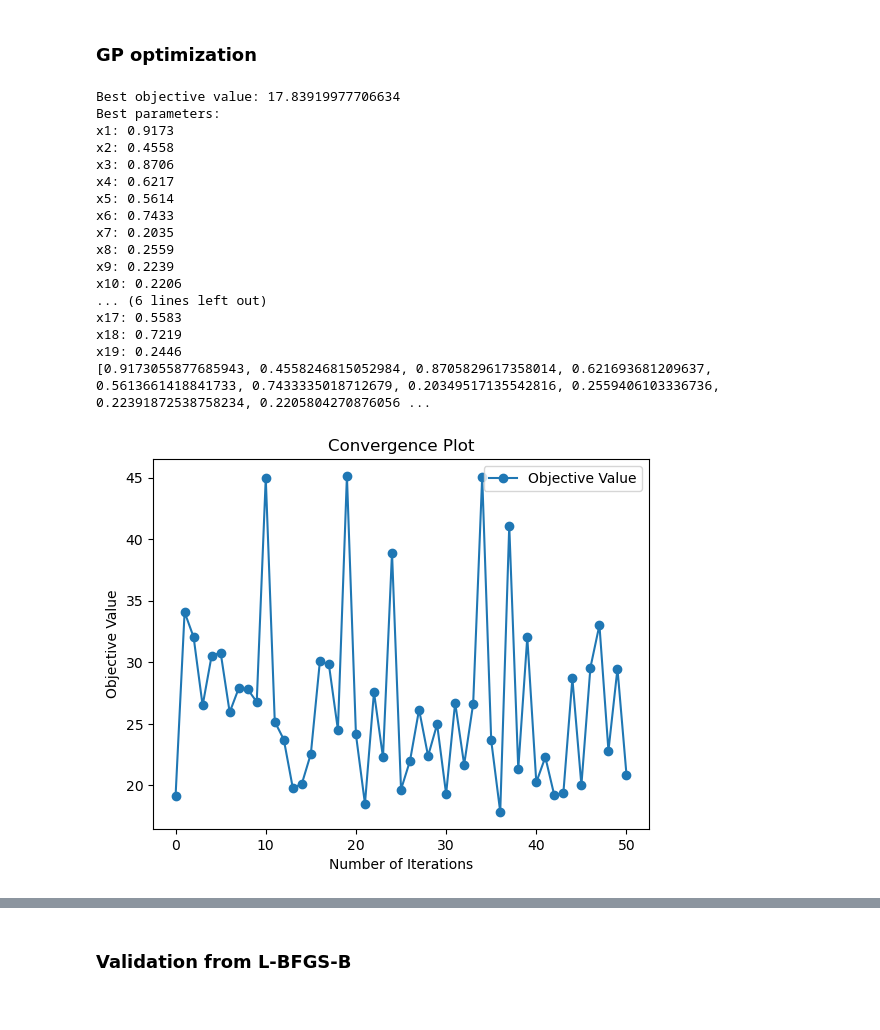
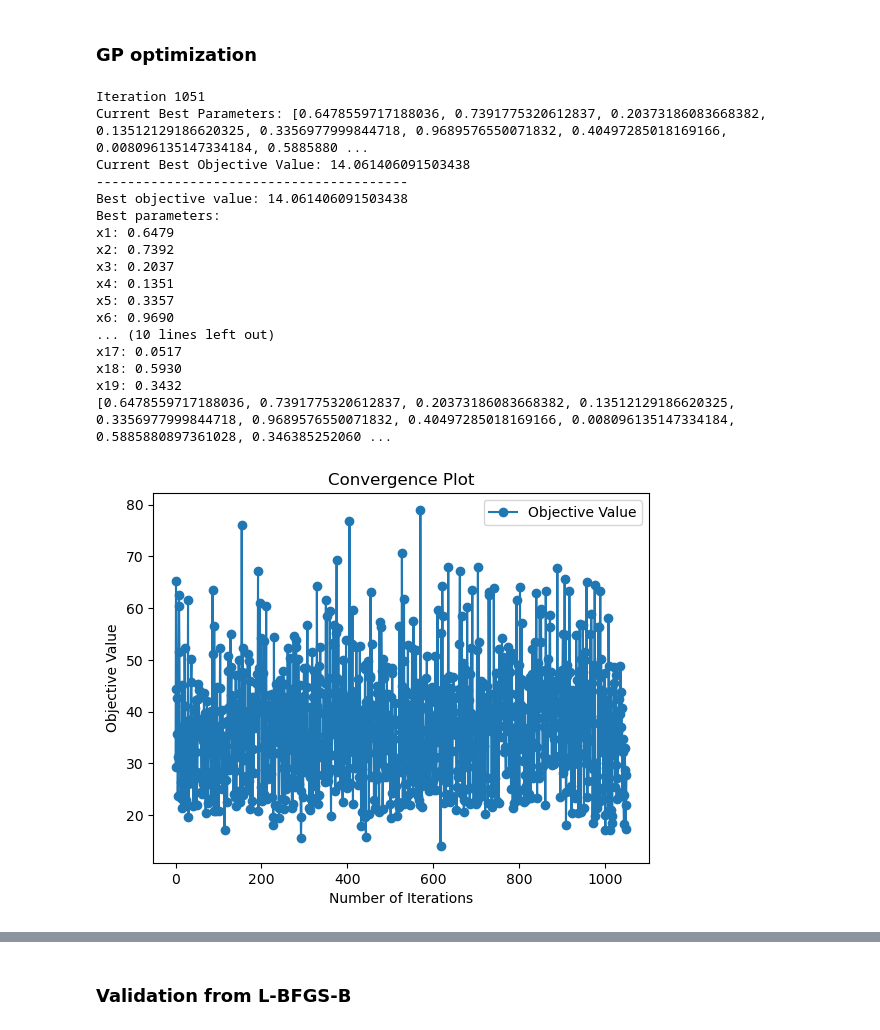
Before and after one commit to Victor-Kao/MDSI_Seismic_Safety, a Jupyter notebook: ANSYS_Building_model/PyAPDL_example/surrogate_model_FEM_update_via_SSI_GA_LBFGSB.ipynb, the cells around one changed output, grey strips where cells are left out. Drawn from its saved outputs; the diff is of its cells as text; code cells hidden in the pictures.

```diff
--- a/ANSYS_Building_model/PyAPDL_example/surrogate_model_FEM_update_via_SSI_GA_LBFGSB.ipynb
+++ b/ANSYS_Building_model/PyAPDL_example/surrogate_model_FEM_update_via_SSI_GA_LBFGSB.ipynb
@@ -725,7 +896,7 @@ toolbox.register("select", tools.selTournament, tournsize=3)
 population = toolbox.population(n=population_size)  # Population of 100 individuals
 
 # Run the genetic algorithm
-num_generations = 500
+num_generations = 400
 result_population, log = algorithms.eaSimple(population, toolbox, cxpb=0.7, mutpb=0.2, ngen=num_generations,
                                              stats=None, halloffame=None, verbose=True)
 
@@ -1595,64 +1767,83 @@ def objective_function(X_input):
 # %%
 import numpy as np
 from skopt import gp_minimize
+from skopt import forest_minimize
 from skopt.space import Real
 from skopt.utils import use_named_args
 
 # Initial guess
-initial_points = np.mean(x_top_10_candidates, axis=0)
+#initial_point_best = np.mean(x_top_10_candidates, axis=0)
+initial_point_best = np.array([0.86163584, 0.59728558, 0.67887033, 0.3799163,  0.54705921, 0.68827147,
+0.63660772, 0.39303398, 0.30927521, 0.4905672,  0.72109263, 0.52573776,
+ 0.67194132, 0.11590521, 0.51403692, 0.35758634, 0.3907657,  0.55461558,
+ 0.53289235])
 # Create bounds by adding/subtracting 0.5 and clamping to [0, 1]
-bound = [(max(0, val - 0.25), min(1, val + 0.25)) for val in initial_points]
+#bound = [(max(0, val - 0.25), min(1, val + 0.25)) for val in initial_point_best]
+bound = [(0,1) for val in initial_point_best]
 # Convert to skopt's Real dimensions for optimization
 bounds = [Real(low, high, name=f"x{i}") for i, (low, high) in enumerate(bound)]
 # Evaluate the objective function at these initial points
-initial_values = objective_function(initial_points)
+initial_values_best = objective_function(initial_point_best)
+
+## Also input the infromation from previous simulation
+initial_points = np.vstack([X, initial_point_best])
+initial_values = np.append(error_all, initial_values_best)
+
+# Define a callback function to print the current state
+def print_progress(res):
+    print(f"Iteration {len(res.x_iters)}")
+    print(f"Current Best Parameters: {res.x}")
+    print(f"Current Best Objective Value: {res.fun}")
+    print("-" * 40)
 
 # Convert the objective function to use named arguments
 @use_named_args(bounds)
 def wrapped_objective(**params):
     return objective_function(list(params.values()))
 
 # Run Gaussian Process Optimization
-result = gp_minimize(
+result = forest_minimize(
     func=wrapped_objective,
     dimensions=bounds,
     n_calls=50,  # Total evaluations, including initial points
+    n_initial_points=0,
     x0=initial_points.tolist(),
-    y0=[initial_values],
-    random_state=42
+    y0=initial_values.tolist(),
+    random_state=42,
+    callback=[print_progress]
 )
 
 # Display the results
 print("Best objective value:", result.fun)
 print("Best parameters:")
 for i, param in enumerate(result.x):
     print(f"x{i+1}: {param:.4f}")
 print(result.x)
 
 # Visualize progress of the optimization
 import matplotlib.pyplot as plt
 plt.plot(result.func_vals, marker='o', label="Objective Value")
 plt.xlabel("Number of Iterations")
 plt.ylabel("Objective Value")
 plt.title("Convergence Plot")
 plt.legend()
 plt.show()
 # %% [output]
-Best objective value: 17.83919977706634
+Iteration 1051
+Current Best Parameters: [0.6478559717188036, 0.7391775320612837, 0.20373186083668382, 0.13512129186620325, 0.3356977999844718, 0.9689576550071832, 0.40497285018169166, 0.008096135147334184, 0.5885880 ...
+Current Best Objective Value: 14.061406091503438
+----------------------------------------
+Best objective value: 14.061406091503438
 Best parameters:
-x1: 0.9173
-x2: 0.4558
-x3: 0.8706
-x4: 0.6217
-x5: 0.5614
-x6: 0.7433
-x7: 0.2035
-x8: 0.2559
-x9: 0.2239
-x10: 0.2206
-... (6 lines left out)
-x17: 0.5583
-x18: 0.7219
-x19: 0.2446
-[0.9173055877685943, 0.4558246815052984, 0.8705829617358014, 0.621693681209637, 0.5613661418841733, 0.7433335018712679, 0.20349517135542816, 0.2559406103336736, 0.22391872538758234, 0.2205804270876056 ...
+x1: 0.6479
+x2: 0.7392
+x3: 0.2037
+x4: 0.1351
+x5: 0.3357
+x6: 0.9690
+... (10 lines left out)
+x17: 0.0517
+x18: 0.5930
+x19: 0.3432
+[0.6478559717188036, 0.7391775320612837, 0.20373186083668382, 0.13512129186620325, 0.3356977999844718, 0.9689576550071832, 0.40497285018169166, 0.008096135147334184, 0.5885880897361028, 0.346385252060 ...
-[figure, old version]
+[figure, new version]
```
Also changed, not shown: parts of 11 cells of this notebook, 23 other files.
